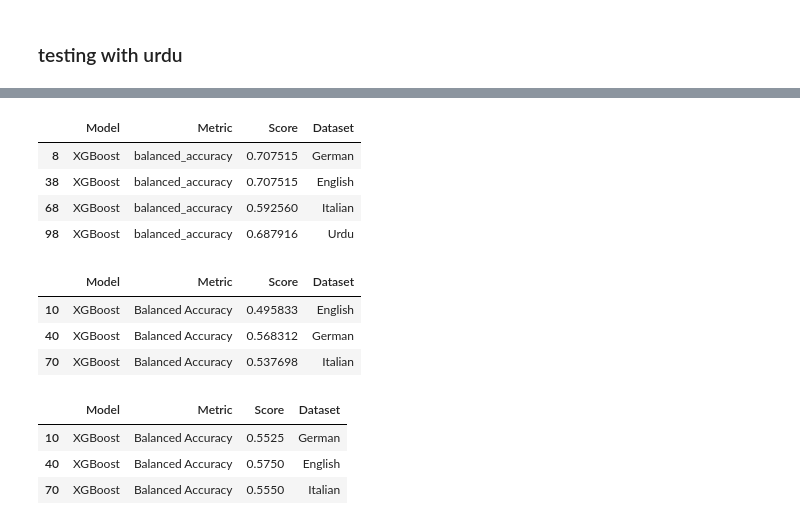
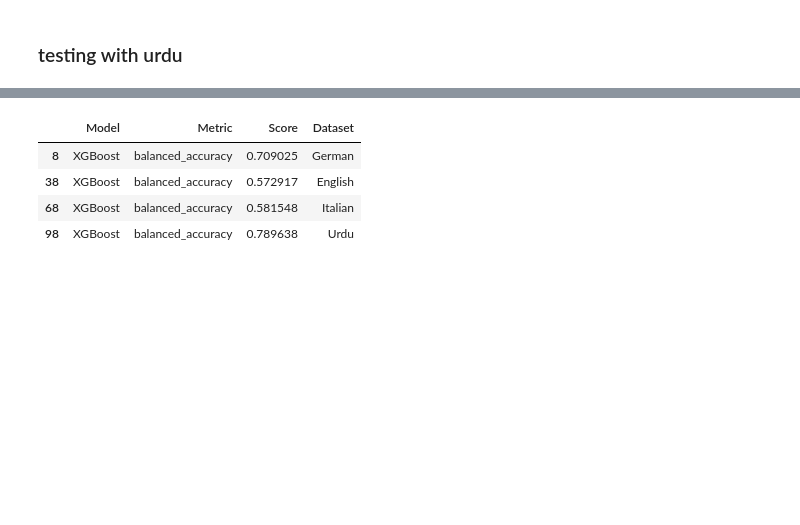
Before and after one commit to juverse/Speech-Emotion-Recognition, a Jupyter notebook: Evaluation/Crosslingual/crosslingual_evaluation.ipynb, the cells around one changed output, grey strips where cells are left out. Saved outputs shown, nothing was run; the diff lists cells and outputs as text; code cells hidden in the pictures; blank space fills up the shorter version.

```diff
--- a/Evaluation/Crosslingual/crosslingual_evaluation.ipynb
+++ b/Evaluation/Crosslingual/crosslingual_evaluation.ipynb
@@ -120,38 +138,21 @@ we choose xgboost as comparison, as it is better as the dummy
 # %%
 # create plots like in paper
 # compare with baseline
 # get baseline
 df_baseline_accuracy = combined_df_baseline[(combined_df_baseline["Metric"] == "balanced_accuracy") & (combined_df_baseline["Model"] == "XGBoost")]
-
-
-df_baseline_accuracy
 # %% [output]
 |  | Model | Metric | Score | Dataset |
-| 8 | XGBoost | balanced_accuracy | 0.707515 | German |
-| 38 | XGBoost | balanced_accuracy | 0.707515 | English |
-| 68 | XGBoost | balanced_accuracy | 0.592560 | Italian |
-| 98 | XGBoost | balanced_accuracy | 0.687916 | Urdu |
+| 8 | XGBoost | balanced_accuracy | 0.709025 | German |
+| 38 | XGBoost | balanced_accuracy | 0.572917 | English |
+| 68 | XGBoost | balanced_accuracy | 0.581548 | Italian |
+| 98 | XGBoost | balanced_accuracy | 0.789638 | Urdu |
 # %%
 # training with urdu
 datasets = ['German', 'English', 'Italian']
 df_train_urdu_accuracy = combined_dfs_train_urdu[(combined_dfs_train_urdu["Metric"] == "Balanced Accuracy") & (combined_dfs_train_urdu["Model"] == "XGBoost")]
-df_train_urdu_accuracy
+
+# testing with urdu
+df_test_urdu_accuracy = combined_dfs_test_urdu[(combined_dfs_test_urdu["Metric"] == "Balanced Accuracy") & (combined_dfs_test_urdu["Model"] == "XGBoost")]
-# %% [output]
-|  | Model | Metric | Score | Dataset |
-| 10 | XGBoost | Balanced Accuracy | 0.495833 | English |
-| 40 | XGBoost | Balanced Accuracy | 0.568312 | German |
-| 70 | XGBoost | Balanced Accuracy | 0.537698 | Italian |
-# %%
-
-
-# testing with urdu
-df_test_urdu_accuracy = combined_dfs_test_urdu[(combined_dfs_test_urdu["Metric"] == "Balanced Accuracy") & (combined_dfs_test_urdu["Model"] == "XGBoost")]
-df_test_urdu_accuracy
-# %% [output]
-|  | Model | Metric | Score | Dataset |
-| 10 | XGBoost | Balanced Accuracy | 0.5525 | German |
-| 40 | XGBoost | Balanced Accuracy | 0.5750 | English |
-| 70 | XGBoost | Balanced Accuracy | 0.5550 | Italian |
 # %%
 plot_crosslingual_vs_baseline(df_baseline_accuracy, df_train_urdu_accuracy, datasets, "Training with URDU")
 # %% [output]
```
Also changed, not shown: parts of 10 cells of this notebook, 1 other file.
